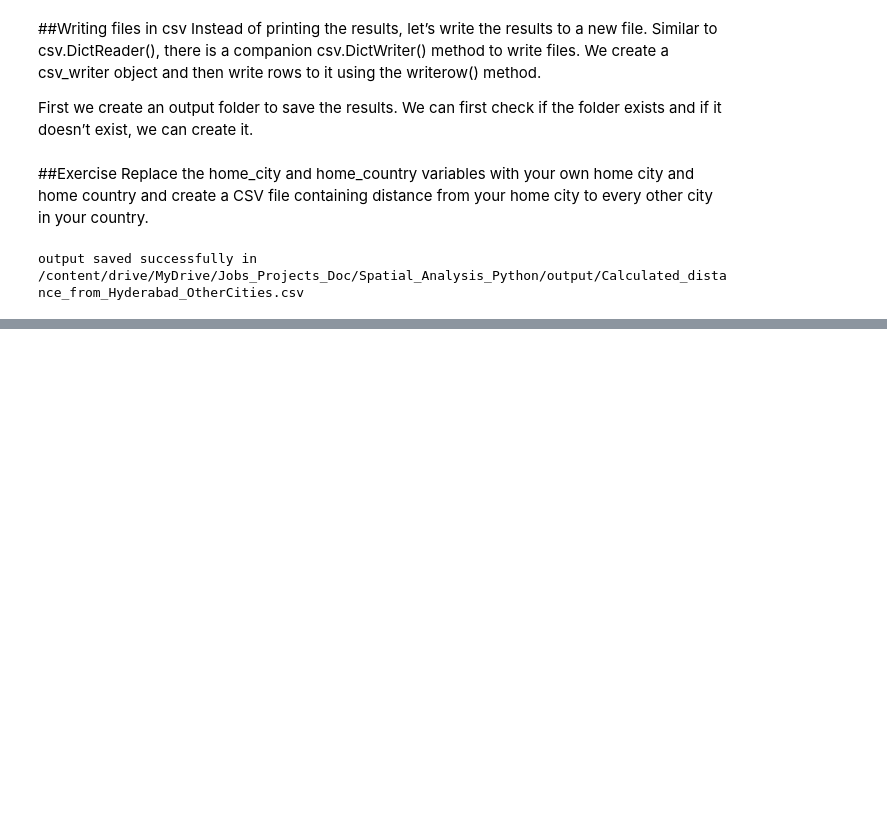
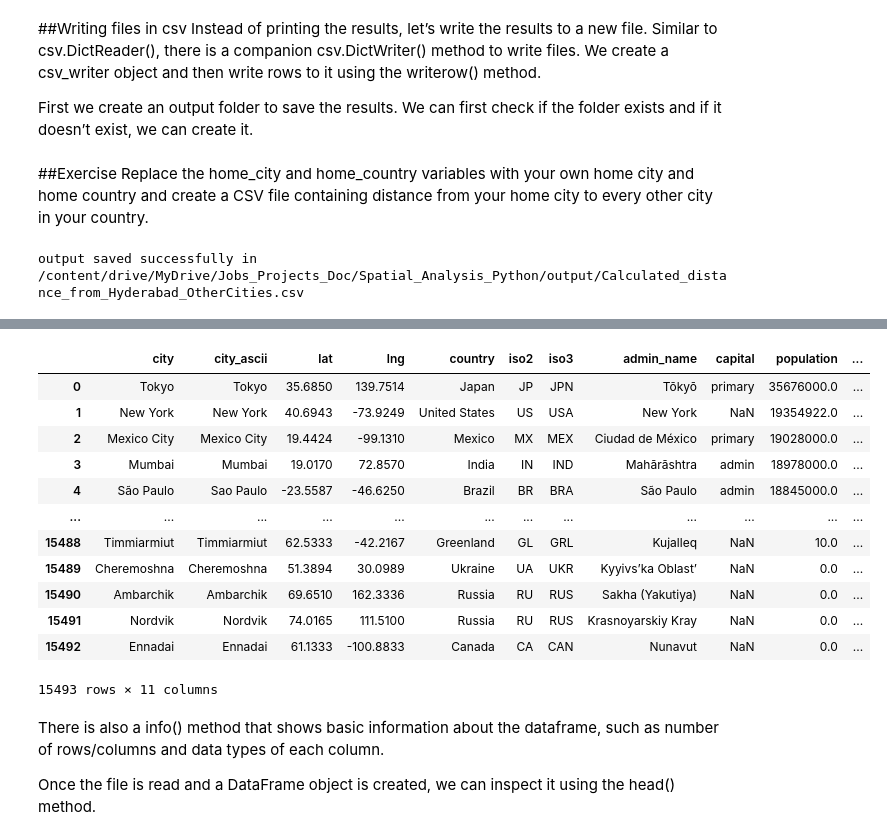
Before and after one commit to suchitra2020180/RS_GIS_Python, a Jupyter notebook: Python_Foundation_for_Spatial_Analysis.ipynb, the cells around one changed output, grey strips where cells are left out. Saved outputs shown, nothing was run; the diff lists cells and outputs as text; code cells hidden in the pictures; blank space fills up the shorter version.

```diff
--- a/Python_Foundation_for_Spatial_Analysis.ipynb
+++ b/Python_Foundation_for_Spatial_Analysis.ipynb
@@ -2205,0 +2220,5 @@ output saved successfully in /content/drive/MyDrive/Jobs_Projects_Doc/Spatial_An
+# %%
+main_folder='/content/drive/MyDrive/Jobs_Projects_Doc/Spatial_Analysis_Python/data'
+filename='worldcities.csv'
+data_folder_path=os.path.join(main_folder,filename)
+print(data_folder_path)
@@ -2205,0 +2231,21 @@ output saved successfully in /content/drive/MyDrive/Jobs_Projects_Doc/Spatial_An
+# %%
+df=pd.read_csv(data_folder_path)
+df
+# %% [output]
+|  | city | city_ascii | lat | lng | country | iso2 | iso3 | admin_name | capital | population | ... |
+| 0 | Tokyo | Tokyo | 35.6850 | 139.7514 | Japan | JP | JPN | Tōkyō | primary | 35676000.0 | ... |
+| 1 | New York | New York | 40.6943 | -73.9249 | United States | US | USA | New York | NaN | 19354922.0 | ... |
+| 2 | Mexico City | Mexico City | 19.4424 | -99.1310 | Mexico | MX | MEX | Ciudad de México | primary | 19028000.0 | ... |
+| 3 | Mumbai | Mumbai | 19.0170 | 72.8570 | India | IN | IND | Mahārāshtra | admin | 18978000.0 | ... |
+| 4 | São Paulo | Sao Paulo | -23.5587 | -46.6250 | Brazil | BR | BRA | São Paulo | admin | 18845000.0 | ... |
+| ... | ... | ... | ... | ... | ... | ... | ... | ... | ... | ... | ... |
+| 15488 | Timmiarmiut | Timmiarmiut | 62.5333 | -42.2167 | Greenland | GL | GRL | Kujalleq | NaN | 10.0 | ... |
+| 15489 | Cheremoshna | Cheremoshna | 51.3894 | 30.0989 | Ukraine | UA | UKR | Kyyivs’ka Oblast’ | NaN | 0.0 | ... |
+| 15490 | Ambarchik | Ambarchik | 69.6510 | 162.3336 | Russia | RU | RUS | Sakha (Yakutiya) | NaN | 0.0 | ... |
+| 15491 | Nordvik | Nordvik | 74.0165 | 111.5100 | Russia | RU | RUS | Krasnoyarskiy Kray | NaN | 0.0 | ... |
+| 15492 | Ennadai | Ennadai | 61.1333 | -100.8833 | Canada | CA | CAN | Nunavut | NaN | 0.0 | ... |
+15493 rows × 11 columns
+# %% [markdown]
+There is also a info() method that shows basic information about the dataframe, such as number of rows/columns and data types of each column.
+
+Once the file is read and a DataFrame object is created, we can inspect it using the head() method.
```
Also changed, not shown: parts of 34 cells of this notebook.
